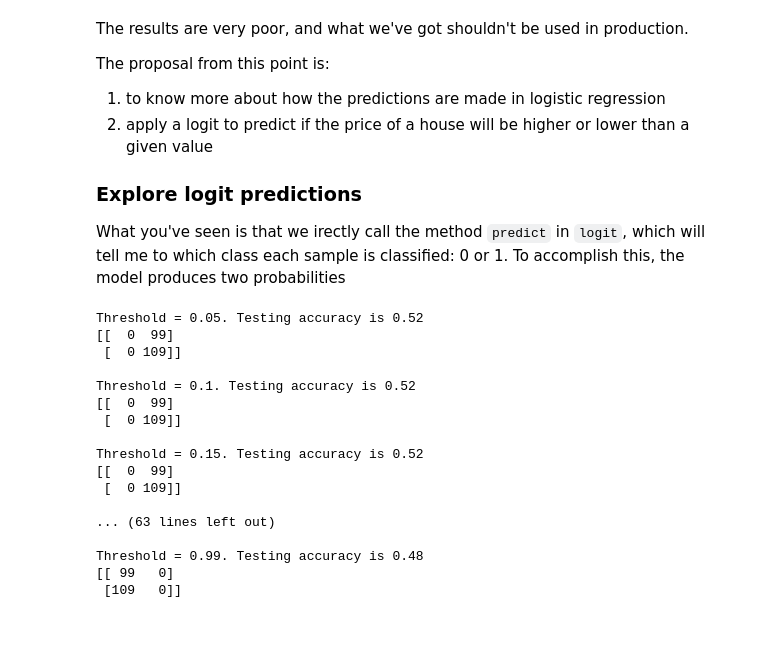
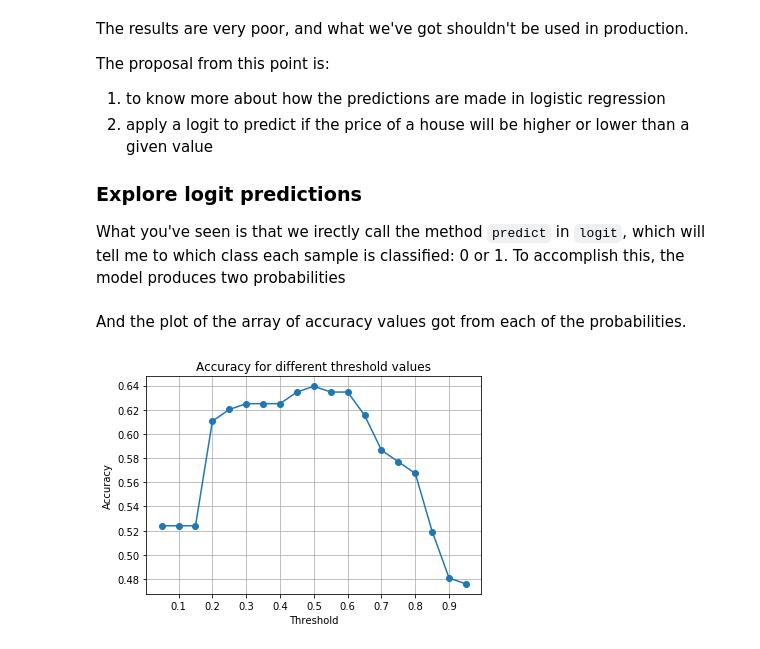
Before and after one commit to renero/uah, a Jupyter notebook: Logistic_regression.ipynb, the cells around one changed output. Cells and saved outputs as stored; diff of their text form; code cells hidden in the pictures.

```diff
--- a/Logistic_regression.ipynb
+++ b/Logistic_regression.ipynb
@@ -281,31 +285,22 @@ y_prob = logreg.predict_proba(X_test)
-# %%
-pred_proba_df = pd.DataFrame(logreg.predict_proba(X_test))
-threshold_list = [0.05,0.1,0.15,0.2,0.25,0.3,0.35,0.4,0.45,0.5,0.55,0.6,0.65,.7,.75,.8,.85,.9,.95,.99]
-for i in threshold_list:
-    print('\nThreshold = {}. '.format(i), end='')
-    Y_test_pred = pred_proba_df.applymap(lambda x: 1 if x>i else 0)
-    test_accuracy = metrics.accuracy_score(y_test.values.reshape(y_test.values.size,1),
-                                           Y_test_pred.iloc[:,1].values.\
-                                           reshape(Y_test_pred.iloc[:,1].values.size,1))
-    print('Testing accuracy is {:.2f}'.format(test_accuracy))
-
-    print(confusion_matrix(y_test.values.reshape(y_test.values.size,1),
-                           Y_test_pred.iloc[:,1].values.reshape(Y_test_pred.iloc[:,1].values.size,1)))
-# %% [output]
-Threshold = 0.05. Testing accuracy is 0.52
-[[  0  99]
- [  0 109]]
-
-Threshold = 0.1. Testing accuracy is 0.52
-[[  0  99]
- [  0 109]]
-
-Threshold = 0.15. Testing accuracy is 0.52
-[[  0  99]
- [  0 109]]
-
-... (63 lines left out)
-
-Threshold = 0.99. Testing accuracy is 0.48
-[[ 99   0]
- [109   0]]
+# %%
+pred_proba_df = pd.DataFrame(logreg.predict_proba(X_test))
+threshold_list = np.arange(0.05, 1.0, 0.05)
+accuracy_list = np.array([])
+for threshold in threshold_list:
+    y_test_pred = pred_proba_df.applymap(lambda prob: 1 if prob > threshold else 0)
+    test_accuracy = accuracy_score(y_test.values,
+                                   y_test_pred[1].values.reshape(-1, 1))
+    accuracy_list = np.append(accuracy_list, test_accuracy)
+# %% [markdown]
+And the plot of the array of accuracy values got from each of the probabilities.
+# %%
+plt.plot(range(accuracy_list.shape[0]), accuracy_list, 'o-', label='Accuracy')
+plt.title('Accuracy for different threshold values')
+plt.xlabel('Threshold')
+plt.ylabel('Accuracy')
+plt.xticks([i for i in range(1, accuracy_list.shape[0], 2)],
+           np.round(threshold_list[1::2], 1))
+plt.grid()
+plt.show();
+# %% [output]
+[figure, added]
```
Also changed, not shown: parts of 11 cells of this notebook, 1 other file.
